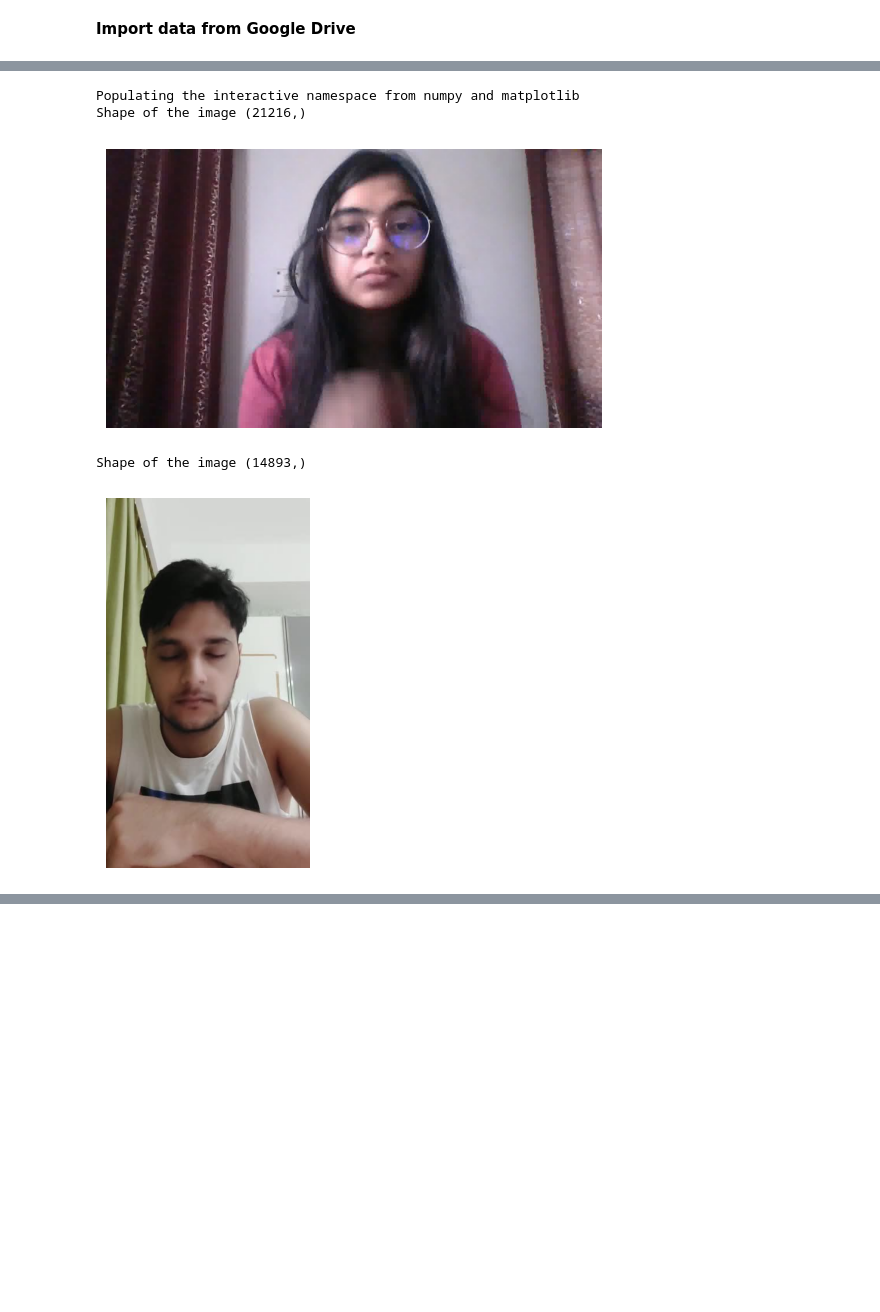
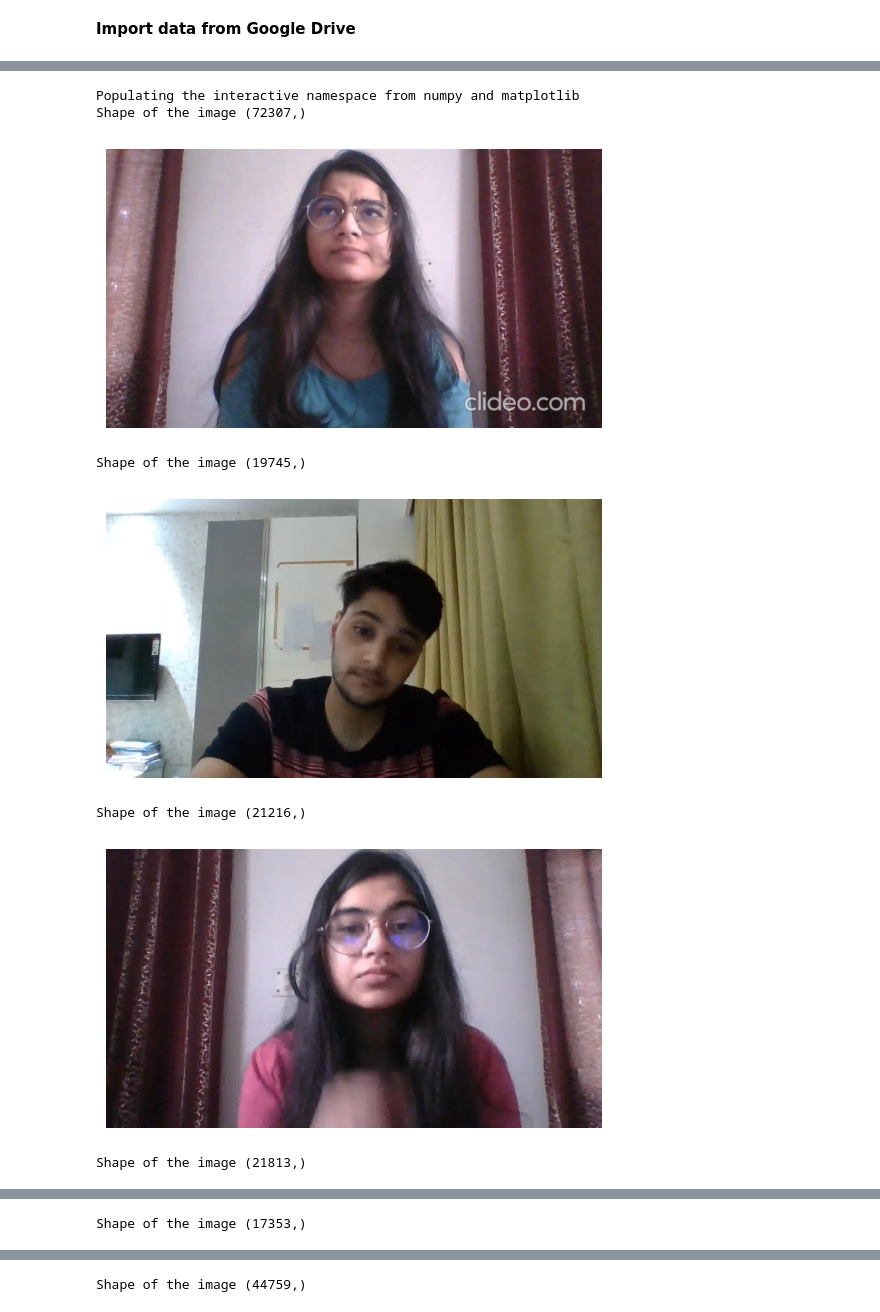
Before and after one commit to ayarii/learner-engagement, a Jupyter notebook: learner_'s_engagement.ipynb, the cells around one changed output, grey strips where cells are left out. Cells and saved outputs as stored; diff of their text form; code cells hidden in the pictures; blank space fills up the shorter version.

```diff
--- a/learner_'s_engagement.ipynb
+++ b/learner_'s_engagement.ipynb
@@ -41,26 +41,70 @@ print(image_count)
 # %%
 %pylab inline
+#learner confused
+url_confused = r'https://github.com/ayarii/learner-engagement/blob/main/0020.jpg?raw=true'
+resp = requests.get(url_confused, stream=True).raw
+image_array_confused = np.asarray(bytearray(resp.read()), dtype="uint8")
+print(f'Shape of the image {image_array_confused.shape}')
+image_confused = cv2.imdecode(image_array_confused, cv2.IMREAD_COLOR)
+plt.axis('off')
+plt.imshow(cv2.cvtColor(image_confused, cv2.COLOR_BGR2RGB))
+plt.show()
 
+#learner frustrated
+url_frustrated = r'https://github.com/ayarii/learner-engagement/blob/main/135.jpg?raw=true'
+resp = requests.get(url_frustrated, stream=True).raw
+image_array_frustrated= np.asarray(bytearray(resp.read()), dtype="uint8")
+print(f'Shape of the image {image_array_frustrated.shape}')
+image_frustrated = cv2.imdecode(image_array_frustrated, cv2.IMREAD_COLOR)
+plt.axis('off')
+plt.imshow(cv2.cvtColor(image_frustrated, cv2.COLOR_BGR2RGB))
+plt.show()
+
+#learner engaged
 url_engaged = r'https://github.com/ayarii/learner-engagement/blob/main/0076.jpg?raw=true'
 resp = requests.get(url_engaged, stream=True).raw
 image_array_engagement = np.asarray(bytearray(resp.read()), dtype="uint8")
 print(f'Shape of the image {image_array_engagement.shape}')
 image_engagement = cv2.imdecode(image_array_engagement, cv2.IMREAD_COLOR)
 plt.axis('off')
 plt.imshow(cv2.cvtColor(image_engagement, cv2.COLOR_BGR2RGB))
 plt.show()
 
-url_notEngaged = r'https://github.com/ayarii/learner-engagement/blob/main/0025.jpg?raw=true'
-resp = requests.get(url_notEngaged, stream=True).raw
-image_array_notEngaged = np.asarray(bytearray(resp.read()), dtype="uint8")
-print(f'Shape of the image {image_array_notEngaged.shape}')
-image_notEngaged = cv2.imdecode(image_array_notEngaged, cv2.IMREAD_COLOR)
+#learner bored
+url_bored = r'https://github.com/ayarii/learner-engagement/blob/main/0153.jpg?raw=true'
+resp = requests.get(url_bored, stream=True).raw
+image_array_bored = np.asarray(bytearray(resp.read()), dtype="uint8")
+print(f'Shape of the image {image_array_bored.shape}')
+image_bored = cv2.imdecode(image_array_bored, cv2.IMREAD_COLOR)
 plt.axis('off')
-plt.imshow(cv2.cvtColor(image_notEngaged, cv2.COLOR_BGR2RGB))
+plt.imshow(cv2.cvtColor(image_bored, cv2.COLOR_BGR2RGB))
 plt.show()
+
+#learner drowsy
+url_drowsy = r'https://github.com/ayarii/learner-engagement/blob/main/0021.jpg?raw=true'
+resp = requests.get(url_drowsy, stream=True).raw
+image_array_drowsy = np.asarray(bytearray(resp.read()), dtype="uint8")
+print(f'Shape of the image {image_array_drowsy.shape}')
+image_drowsy = cv2.imdecode(image_array_drowsy, cv2.IMREAD_COLOR)
+plt.axis('off')
+plt.imshow(cv2.cvtColor(image_drowsy, cv2.COLOR_BGR2RGB))
+plt.show()
+
+# learner looking_away
+url_looking_away = r'https://github.com/ayarii/learner-engagement/blob/main/0011.jpg?raw=true'
+resp = requests.get(url_looking_away, stream=True).raw
+image_array_looking_away = np.asarray(bytearray(resp.read()), dtype="uint8")
+print(f'Shape of the image {image_array_looking_away.shape}')
+image_looking_away = cv2.imdecode(image_array_looking_away, cv2.IMREAD_COLOR)
+plt.axis('off')
+plt.imshow(cv2.cvtColor(image_looking_away, cv2.COLOR_BGR2RGB))
+plt.show()
 # %% [output]
 Populating the interactive namespace from numpy and matplotlib
-Shape of the image (21216,)
+Shape of the image (72307,)
-[figure, old version]
+[figure, new version]
-Shape of the image (14893,)
+Shape of the image (19745,)
-[figure, old version]
+[figure, new version]
+Shape of the image (21216,)
+[figure, added]
+Shape of the image (21813,)
@@ -66,0 +112 @@ Shape of the image (14893,)
+Shape of the image (17353,)
@@ -66,0 +114 @@ Shape of the image (14893,)
+Shape of the image (44759,)
```
Also changed, not shown: parts of 9 cells of this notebook.
